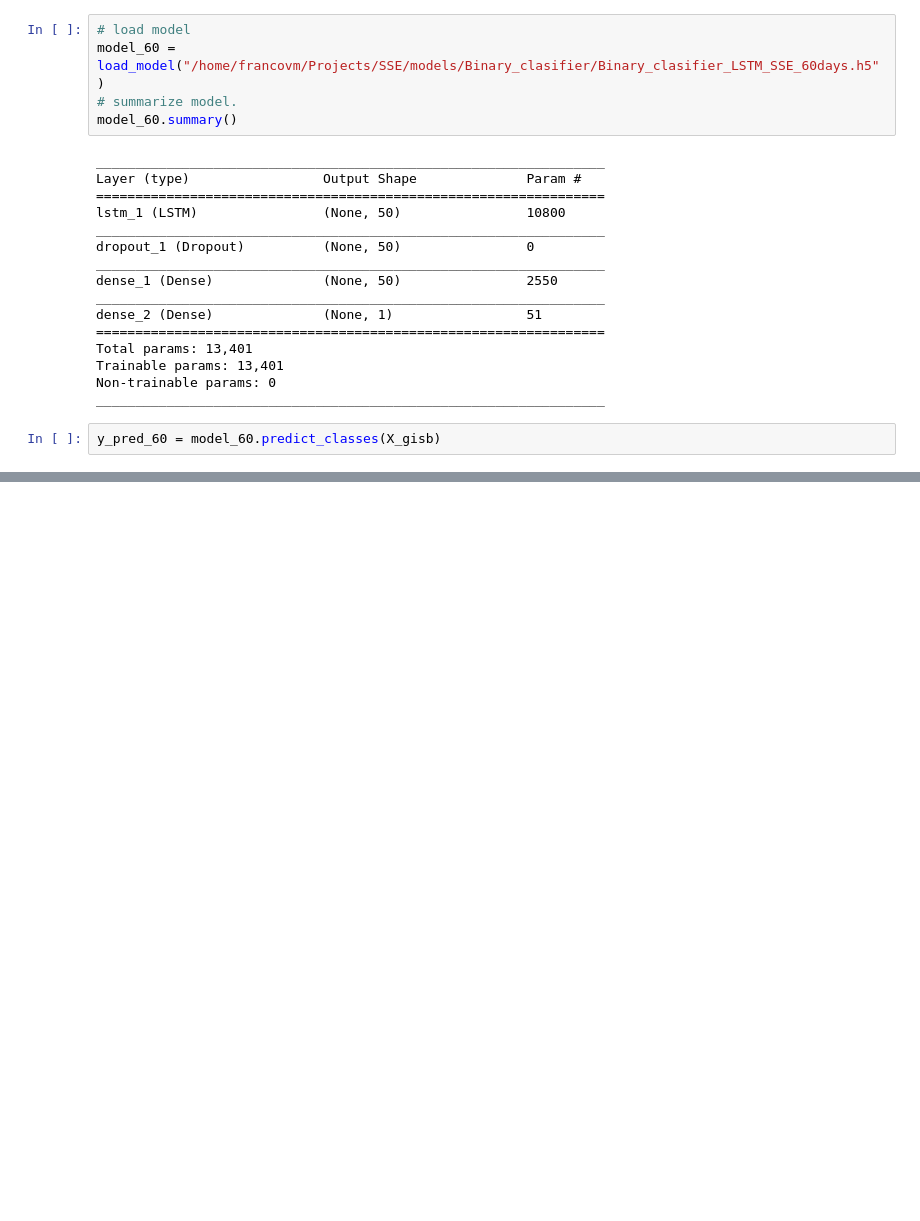
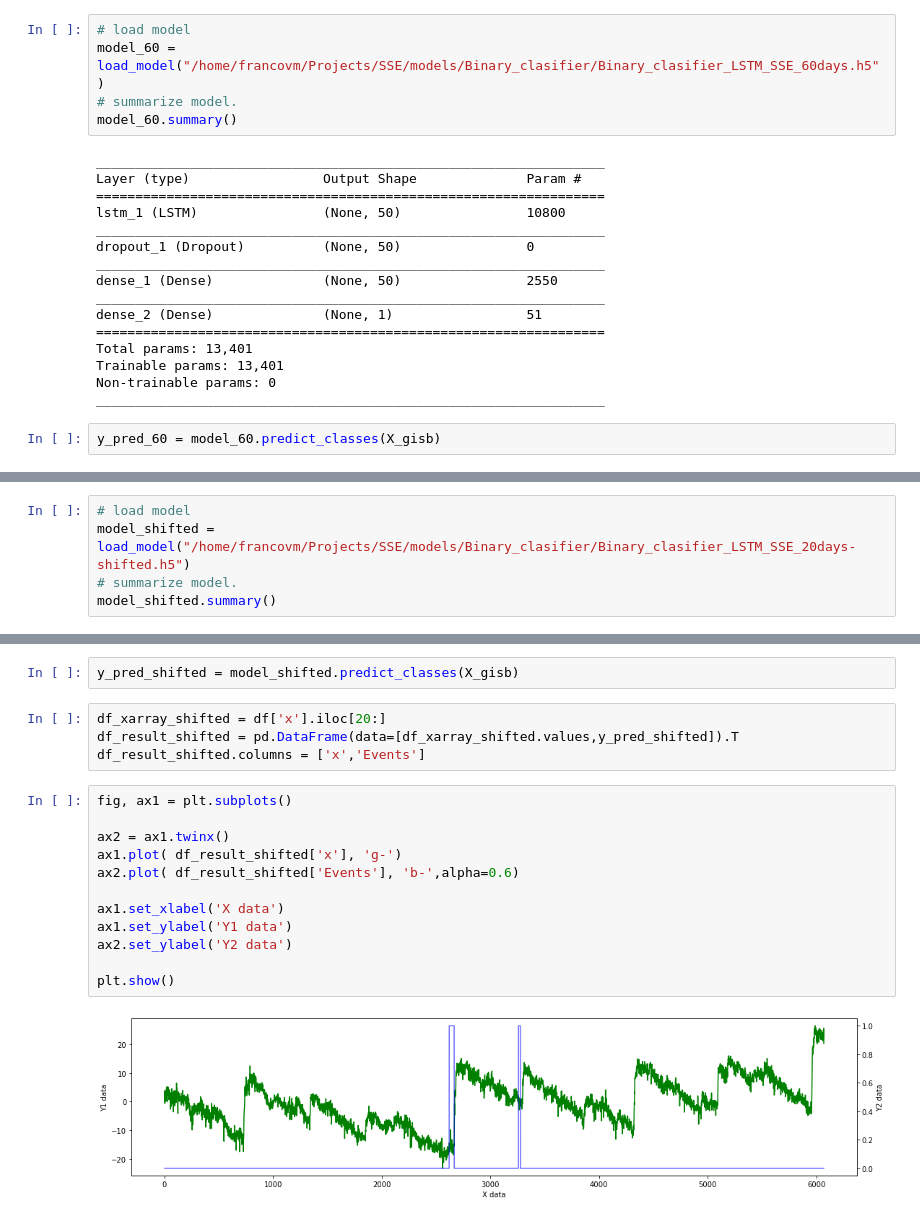
Before and after one commit to francovm/SSE, a Jupyter notebook: notebooks/09-Test-LSTM-GISB.ipynb, the cells around one changed output, grey strips where cells are left out. Drawn from its saved outputs; the diff is of its cells as text; blank space fills up the shorter version.

```diff
--- a/notebooks/09-Test-LSTM-GISB.ipynb
+++ b/notebooks/09-Test-LSTM-GISB.ipynb
@@ -508,0 +593,5 @@ plt.show()
+# %%
+# load model
+model_shifted = load_model("/home/francovm/Projects/SSE/models/Binary_clasifier/Binary_clasifier_LSTM_SSE_20days-shifted.h5")
+# summarize model.
+model_shifted.summary()
@@ -508,0 +614,20 @@ plt.show()
+# %%
+y_pred_shifted = model_shifted.predict_classes(X_gisb)
+# %%
+df_xarray_shifted = df['x'].iloc[20:]
+df_result_shifted = pd.DataFrame(data=[df_xarray_shifted.values,y_pred_shifted]).T
+df_result_shifted.columns = ['x','Events']
+# %%
+fig, ax1 = plt.subplots()
+
+ax2 = ax1.twinx()
+ax1.plot( df_result_shifted['x'], 'g-')
+ax2.plot( df_result_shifted['Events'], 'b-',alpha=0.6)
+
+ax1.set_xlabel('X data')
+ax1.set_ylabel('Y1 data')
+ax2.set_ylabel('Y2 data')
+
+plt.show()
+# %% [output]
+[figure, added]
```
Also changed, not shown: parts of 22 cells of this notebook, 12 other files.
